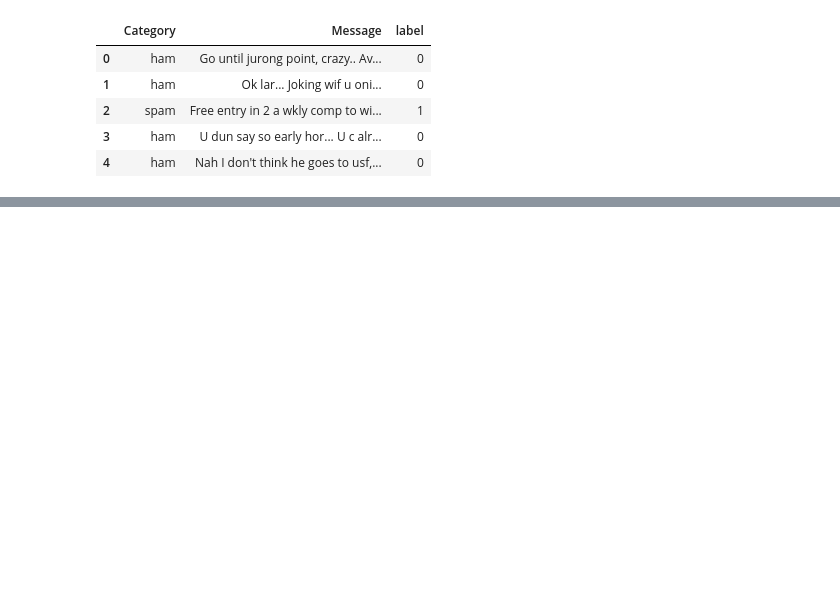
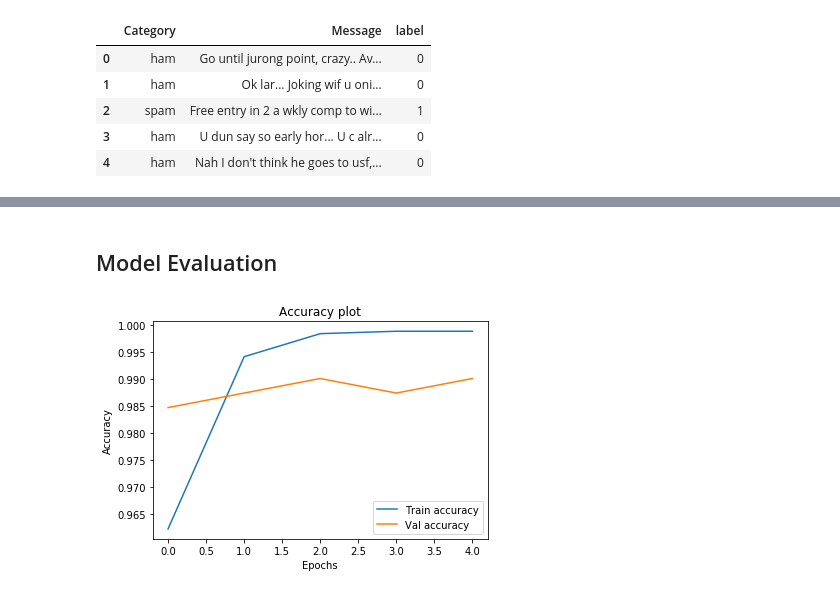
Before and after one commit to geekycodess/Spam-Message-Detector, a Jupyter notebook: LSTM Model.ipynb, the cells around one changed output, grey strips where cells are left out. Drawn from its saved outputs; the diff is of its cells as text; code cells hidden in the pictures; blank space fills up the shorter version.

```diff
--- a/LSTM Model.ipynb
+++ b/LSTM Model.ipynb
@@ -37,0 +125,12 @@ data.head()
+# %%
+model.compile(
+    loss='BinaryCrossentropy',
+    optimizer='adam',
+    metrics=['accuracy']
+)
+
+History = model.fit(
+    x_train, y_train,
+    epochs=5,                    #from prev trails, We know that 5 epochs is enough.
+    validation_data=(x_val, y_val)
+).history
@@ -37,0 +148,11 @@ data.head()
+# %% [markdown]
+## Model Evaluation
+# %%
+plt.title('Accuracy plot')
+plt.plot(History['accuracy'])
+plt.plot(History['val_accuracy'])
+plt.legend(['Train accuracy', 'Val accuracy'])
+plt.ylabel('Accuracy')
+plt.xlabel('Epochs');
+# %% [output]
+[figure, added]
```
Also changed, not shown: parts of 20 cells of this notebook, 3 other files.
